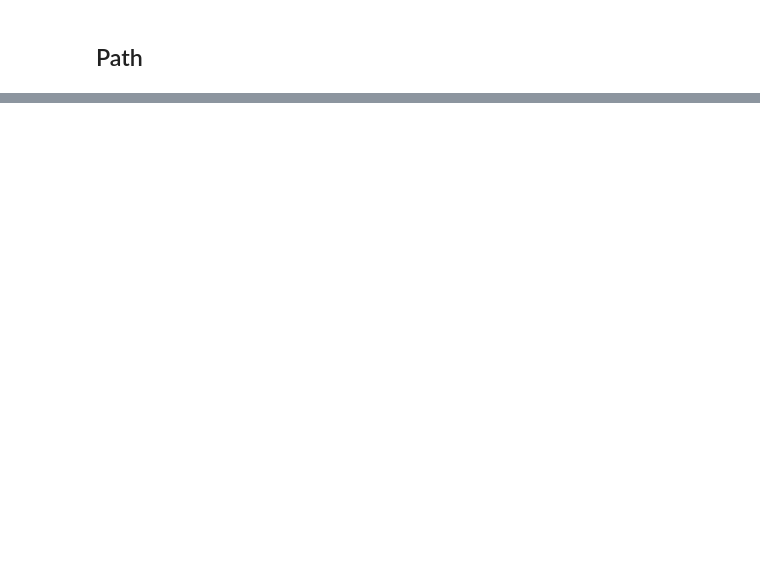
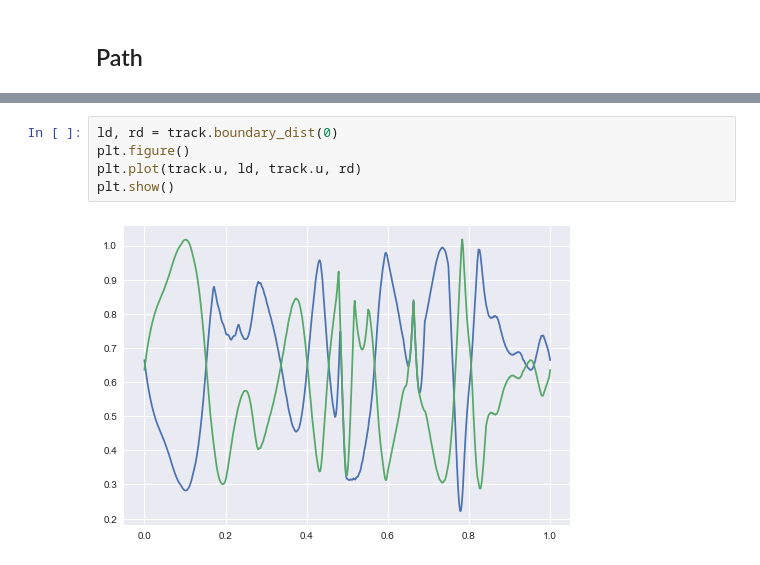
Before and after one commit to danchia/zoomies, a Jupyter notebook: tools/racingpath/import_path.ipynb, the cells around one changed output, grey strips where cells are left out. Cells and saved outputs as stored; diff of their text form; blank space fills up the shorter version.

```diff
--- a/tools/racingpath/import_path.ipynb
+++ b/tools/racingpath/import_path.ipynb
@@ -262,0 +263,7 @@ track.display()
+# %%
+ld, rd = track.boundary_dist(0)
+plt.figure()
+plt.plot(track.u, ld, track.u, rd)
+plt.show()
+# %% [output]
+[figure, added]
```
Also changed, not shown: parts of 5 cells of this notebook.
